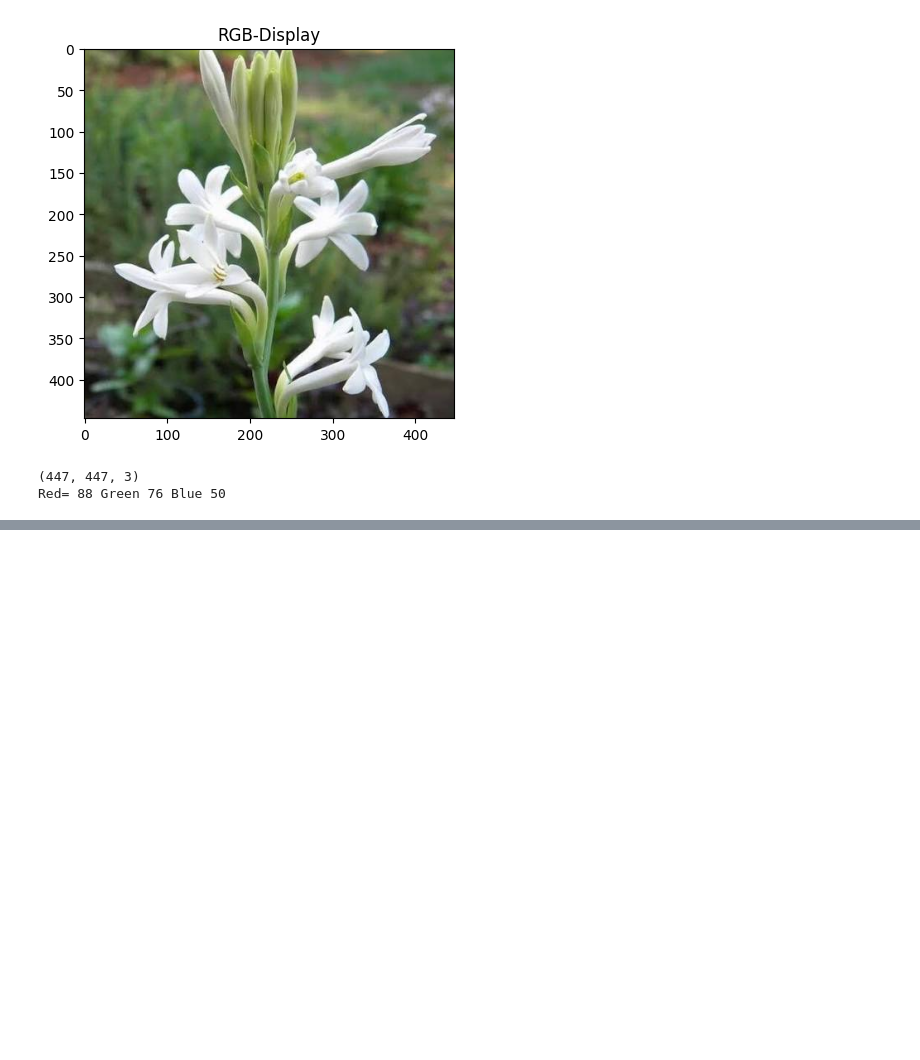
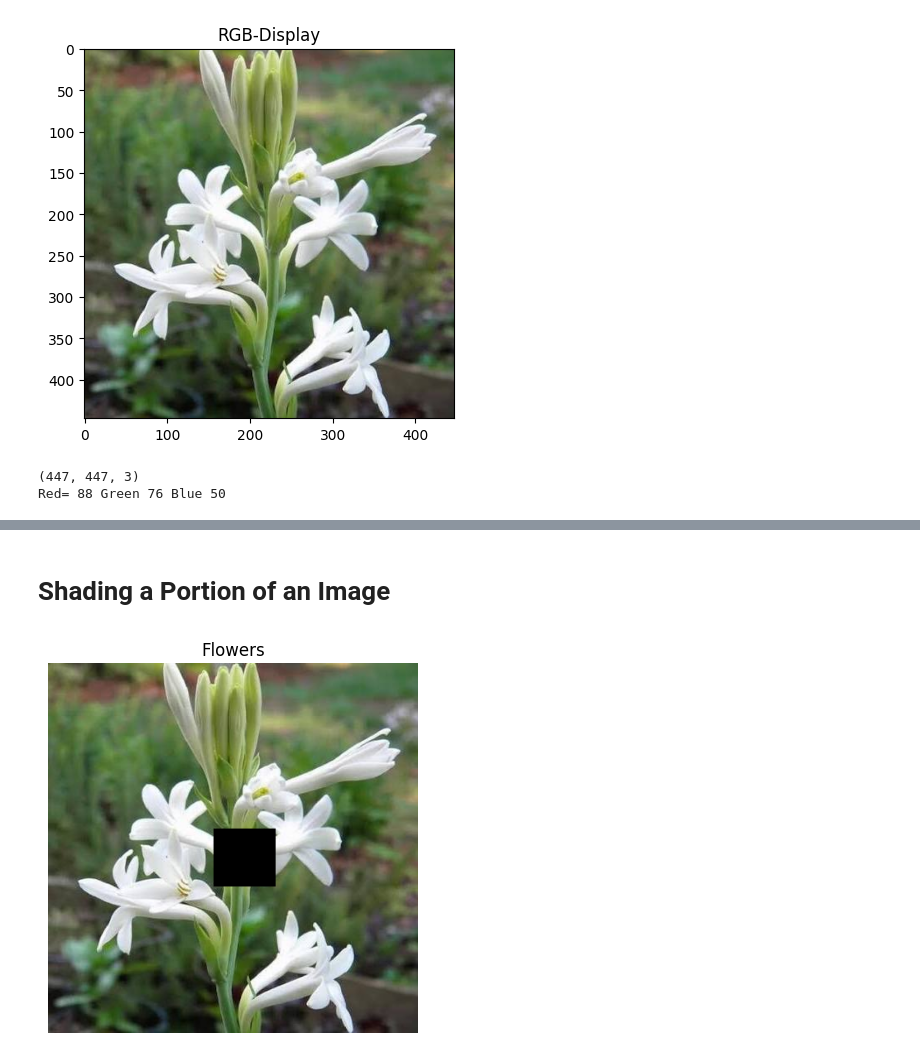
Before and after one commit to SettibathulaJyothi/Python-Basics, a Jupyter notebook: Image_processing_Operations_OpenCV.ipynb, the cells around one changed output, grey strips where cells are left out. Saved outputs shown, nothing was run; the diff lists cells and outputs as text; code cells hidden in the pictures; blank space fills up the shorter version.

```diff
--- a/Image_processing_Operations_OpenCV.ipynb
+++ b/Image_processing_Operations_OpenCV.ipynb
@@ -74,0 +75,14 @@ plt.show()
+# %% [markdown]
+# **Shading a Portion of an Image**
+# %%
+import cv2
+from matplotlib import pyplot as plt
+import numpy as np
+img=cv2.imread('Flower1.jpeg')
+img[200:270,200:275]=[0,0,0] #roi(region of interest)
+plt.imshow(cv2.cvtColor(img,cv2.COLOR_BGR2RGB))
+plt.title('Flowers')
+plt.axis('off')
+plt.show()
+# %% [output]
+[figure, added]
```
Also changed, not shown: parts of 5 cells of this notebook.
